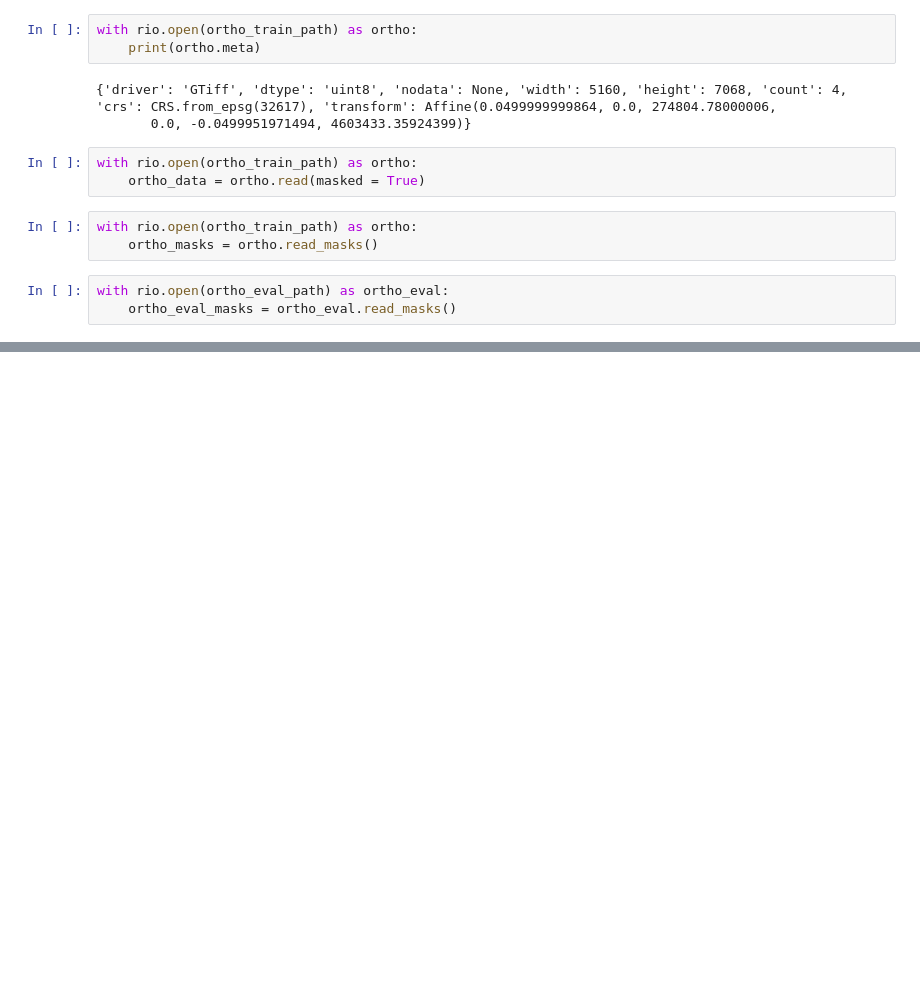
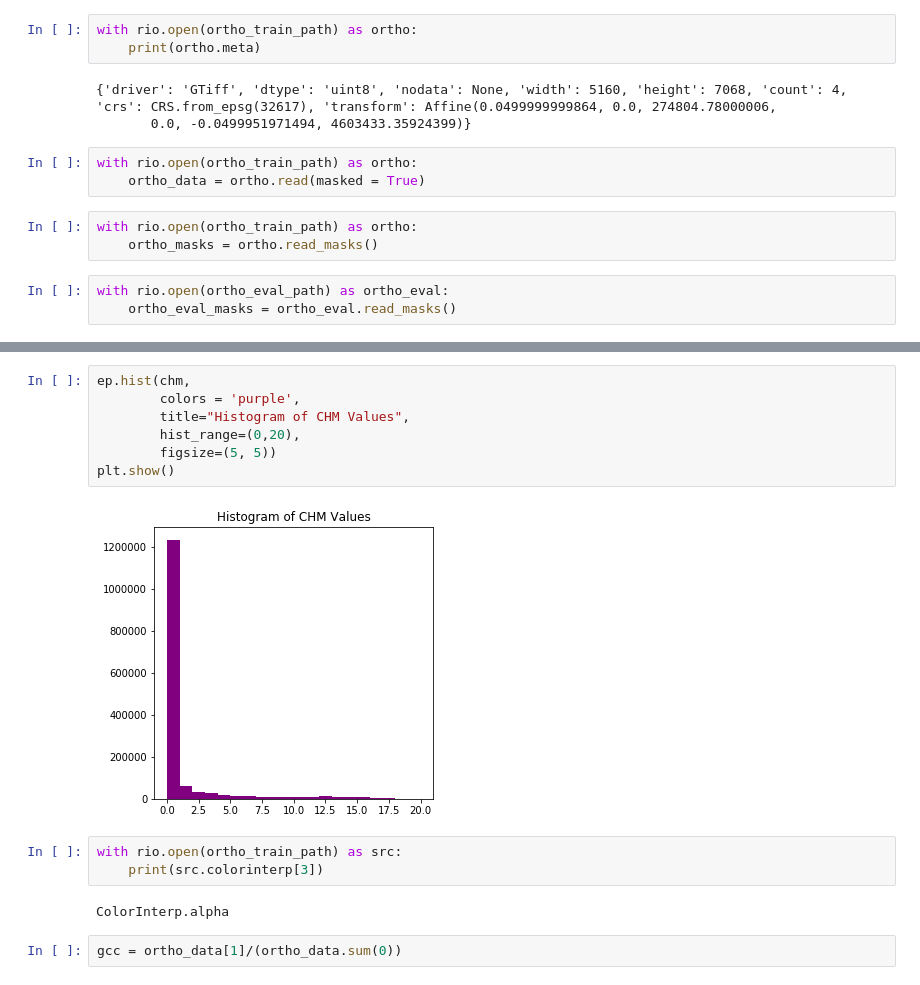
Before and after one commit to wvsharber/EV_tree_challenge, a Jupyter notebook: notebooks/exploratory/EVtrees_EDA.ipynb, the cells around one changed output, grey strips where cells are left out. Saved outputs shown, nothing was run; the diff lists cells and outputs as text; blank space fills up the shorter version.

```diff
--- a/notebooks/exploratory/EVtrees_EDA.ipynb
+++ b/notebooks/exploratory/EVtrees_EDA.ipynb
@@ -75,0 +122,16 @@ EPSG:32617 BoundingBox(left=274804.78000006, bottom=4603079.993190538, right=275
+# %%
+ep.hist(chm,
+        colors = 'purple',
+        title="Histogram of CHM Values",
+        hist_range=(0,20),
+        figsize=(5, 5))
+plt.show()
+# %% [output]
+[figure, added]
+# %%
+with rio.open(ortho_train_path) as src:
+    print(src.colorinterp[3])
+# %% [output]
+ColorInterp.alpha
+# %%
+gcc = ortho_data[1]/(ortho_data.sum(0))
```
Also changed, not shown: parts of 10 cells of this notebook.
